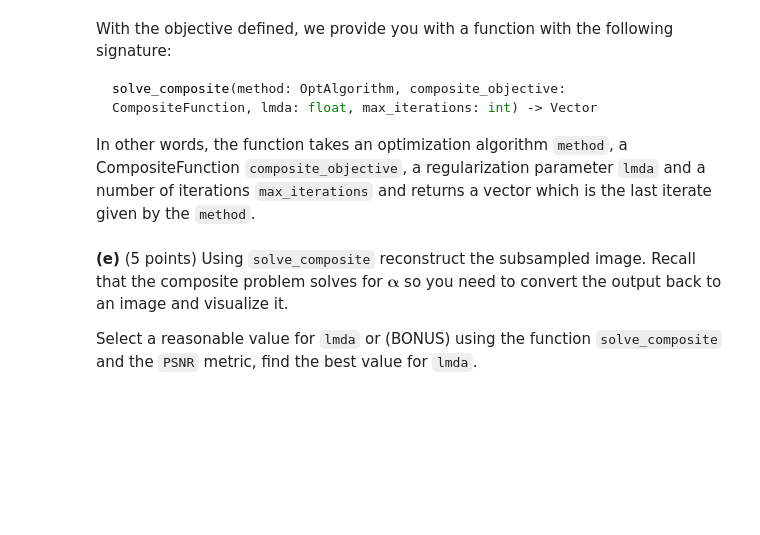
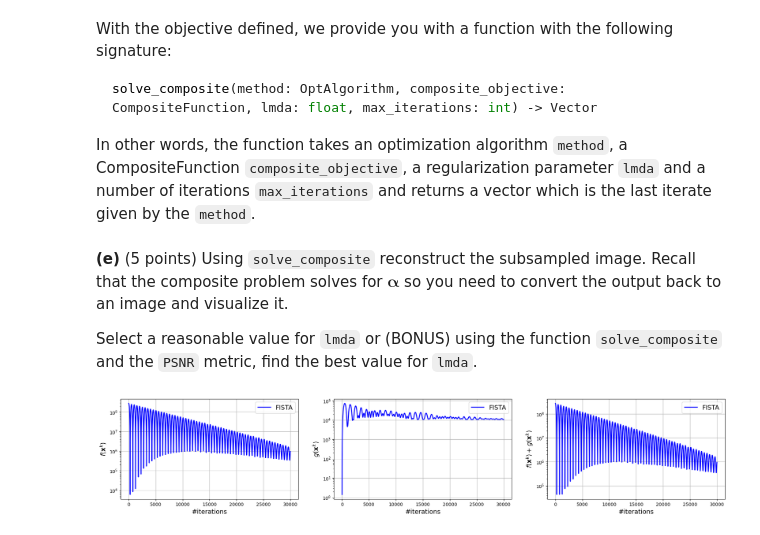
Before and after one commit to Bozu1206/ee-556-hw1, a Jupyter notebook: Part 4 - Proximal methods.ipynb, the cells around one changed output. Drawn from its saved outputs; the diff is of its cells as text; code cells hidden in the pictures; blank space fills up the shorter version.

```diff
--- a/Part 4 - Proximal methods.ipynb
+++ b/Part 4 - Proximal methods.ipynb
@@ -216,16 +239,19 @@ In the following cells we will define the optimization problems we need to solve
 
 __(a)__ (1 point) Using these provided functions, define the observed variable `b` in the cell below.
 # %%
-from lib.inpainting import P, P_T, W, W_
+from lib.inpainting import P, P_T, W, W_T
 
 x = image.reshape(-1) #flattened image
 
-b = #FILL
+b = P(x)
 # %% [markdown]
 __(b)__ (1 point) Now define the function `f_l1` as described earlier in the problem text.
 # %%
-mu = ... # Desired strong convexity of f
+mu = 1e-4 # Desired strong convexity of f
 def f_l1(alpha):
-    #FILL
+    W_alpha = W_T(alpha)
+    P_W_alpha = P(W_alpha)
+
+    return (0.5 * np.linalg.norm(b - P_W_alpha) ** 2)
 # %% [markdown]
 __(c)__ (1 point) Write the gradient of $f_{\ell_1}(\mathbf{\alpha})$.
@@ -235,2 +258,8 @@ def grad_f_l1(alpha):
+# %%
+def grad_f_l1(alpha):
+    W_alpha = W_T(alpha)
+    P_W_alpha = P(W_alpha)
+
+    return -W(P_T(b - P_W_alpha))
 # %% [markdown]
 __(d)__ (1 points) Find the Lipschitz constant of $\nabla_\mathbf{\alpha} f_{\ell_1}(\mathbf{\alpha})$ analytically and fill it in the cell below.
@@ -239,3 +272,5 @@ lips_grad_f_l1 = #FILL
+# %%
+lips_grad_f_l1 = np.linalg.norm(P(np.ones(len(x)))) ** 2
 # %% [markdown]
 We have all the necessary ingredients to define the smooth part of our composite objective:
 # %%
@@ -268,2 +299,8 @@ image_out =
+# %%
+output = solve_composite(FISTA, composite_objective, 0.01, 30000)
+flat_image_out = output.flatten()
+image_out = W_T(flat_image_out).reshape(image.shape)
+# %% [output]
+[figure, added]
 # %%
 show(true = image, subsampled=subsampled, estimated=image_out)
```
Also changed, not shown: parts of 14 cells of this notebook, 1 other file.
